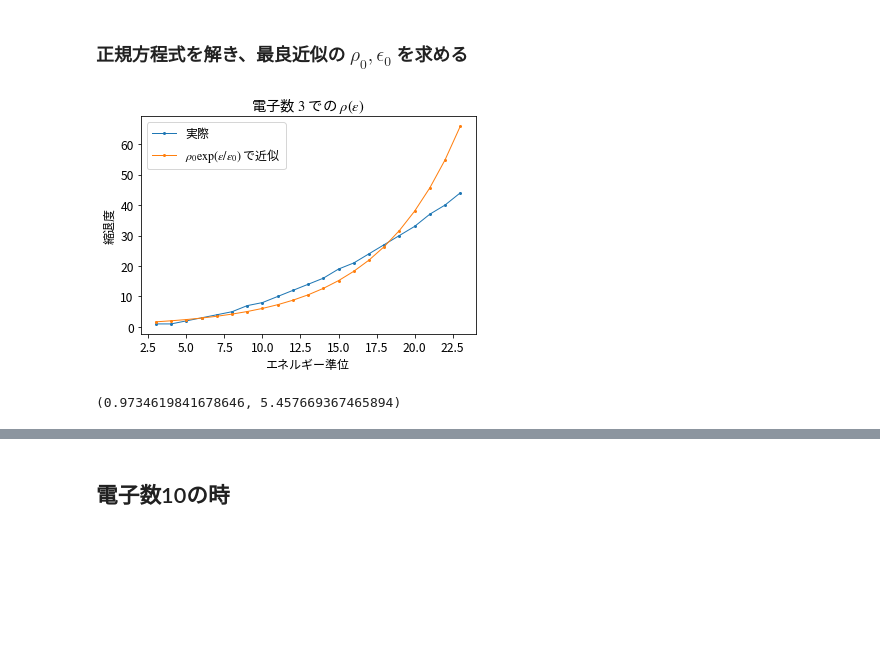
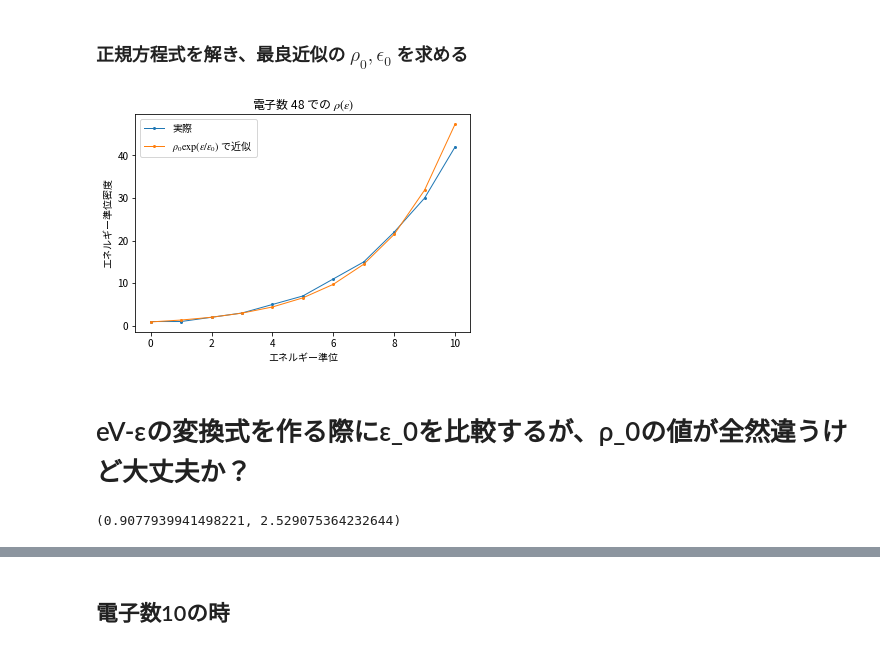
Before and after one commit to GenkiK/fermi2, a Jupyter notebook: 20210329/notebooks/approx_model.ipynb, the cells around one changed output, grey strips where cells are left out. Drawn from its saved outputs; the diff is of its cells as text; code cells hidden in the pictures; blank space fills up the shorter version.

```diff
--- a/20210329/notebooks/approx_model.ipynb
+++ b/20210329/notebooks/approx_model.ipynb
@@ -17,6 +22,6 @@ states10 = csv_to_states_from_filename(filename='states10.csv')
 # %%
-def calc_degeneracies(states: list[State]):
-    """実際の縮退度を計算"""
+def calc_level_density(states: list[State]):
+    """実際のエネルギー準位密度を計算"""
     dct = {}
     for state in states:
         if dct.get(state.score):
@@ -24,14 +29,16 @@ def calc_degeneracies(states: list[State]):
         else:
             dct[state.score] = 1
     scores = np.fromiter(dct.keys(), dtype=int)
-    degeneracies = np.fromiter(dct.values(), dtype=int)
-    return scores, degeneracies
+    scores = scores - scores[0]  # 基底状態のエネルギー準位を0[ε]にする
+    level_density = np.fromiter(dct.values(), dtype=int) # ヒストグラムの幅は１として考えればよいので、密度ではあるが何も割る必要がない
+    return scores, level_density
 # %%
-def calc_approx_degeneracies(states: list[State], rho_0: float, epsilon_0: float) -> NDArray[np.float64]:
-    """近似した縮退度を計算"""
+def calc_approx_level_density(states: list[State], rho_0: float, eps_0: float) -> NDArray[np.float64]:
+    """近似したエネルギー準位密度を計算"""
     # 昇順にソート
     scores = np.sort(np.array(list({state.score for state in states})))
-    return rho_0 * np.exp(scores/epsilon_0)
+    scores = scores - scores[0]  # 基底状態のエネルギー準位を0[ε]にする
+    return rho_0 * np.exp(scores/eps_0)
 # %%
 # 正規方程式を解く
 def solve_normal_equation(xs: NDArray, ys: NDArray):
@@ -52,10 +59,11 @@ def solve_normal_equation(xs: NDArray, ys: NDArray):
     intercept = y_ave - x_ave * slope
     return intercept, slope
 # %%
-scores, degeneracies = calc_degeneracies(states3)
-plt.plot(scores, degeneracies, marker=".", linewidth=1, ms=4)
+# scores, level_density = calc_level_density(states3)
+scores, level_density = calc_level_density(states48)
+plt.plot(scores, level_density, marker=".", linewidth=1, ms=4)
 plt.xlabel("エネルギー準位")
-plt.ylabel("縮退度")
-plt.title(r"電子数 $3$ での $\rho(\epsilon)$")
+plt.ylabel("エネルギー準位密度 [個/ε]")
+plt.title(fr"電子数 {e_num} での $\rho(\epsilon)$")
 plt.show()
 # %% [output]
@@ -76,22 +82,24 @@ plt.show()
 # %% [markdown]
 ### 正規方程式を解き、最良近似の $\rho_0, \epsilon_0$ を求める
 # %%
-log_degeneracies = np.log(degeneracies)
-a, b = solve_normal_equation(xs=scores, ys=log_degeneracies) # y = a + bx
+log_level_density = np.log(level_density)
+a, b = solve_normal_equation(xs=scores, ys=log_level_density) # y = a + bx
 rho_0 = np.exp(a)
-epsilon_0 = 1/b
-approx_degeneracies = calc_approx_degeneracies(states=states3, rho_0=rho_0, epsilon_0=epsilon_0)
+eps_0 = 1/b
+approx_level_density = calc_approx_level_density(states=states48, rho_0=rho_0, eps_0=eps_0)
 # %%
-plt.plot(scores, degeneracies, marker=".", linewidth=1, ms=4, label="実際")
-plt.plot(scores, approx_degeneracies, marker=".", linewidth=1, ms=4, label=r"$\rho_0\exp(\epsilon/\epsilon_0)$ で近似")
+plt.plot(scores, level_density, marker=".", linewidth=1, ms=4, label="実際")
+plt.plot(scores, approx_level_density, marker=".", linewidth=1, ms=4, label=r"$\rho_0\exp(\epsilon/\epsilon_0)$ で近似")
 plt.legend()
 plt.xlabel("エネルギー準位")
-plt.ylabel("縮退度")
-plt.title(r"電子数 $3$ での $\rho(\epsilon)$")
+plt.ylabel("エネルギー準位密度")
+plt.title(fr"電子数 {e_num} での $\rho(\epsilon)$")
 plt.show()
 # %% [output]
-[figure, old version]
+[figure, new version]
+# %% [markdown]
+# eV-εの変換式を作る際にε_0を比較するが、ρ_0の値が全然違うけど大丈夫か？
 # %%
-rho_0, epsilon_0
+rho_0, eps_0
 # %% [output]
-(0.9734619841678646, 5.457669367465894)
+(0.9077939941498221, 2.529075364232644)
```
Also changed, not shown: parts of 30 cells of this notebook, 24 other files.
